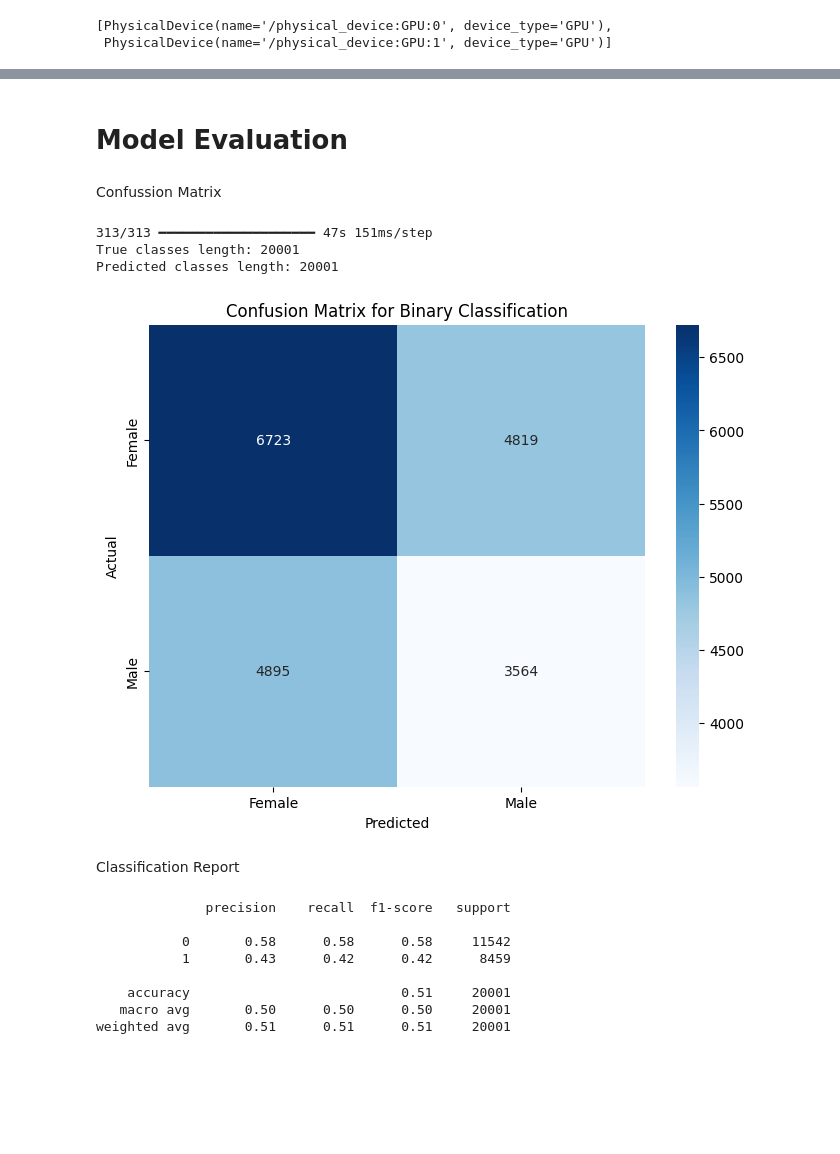
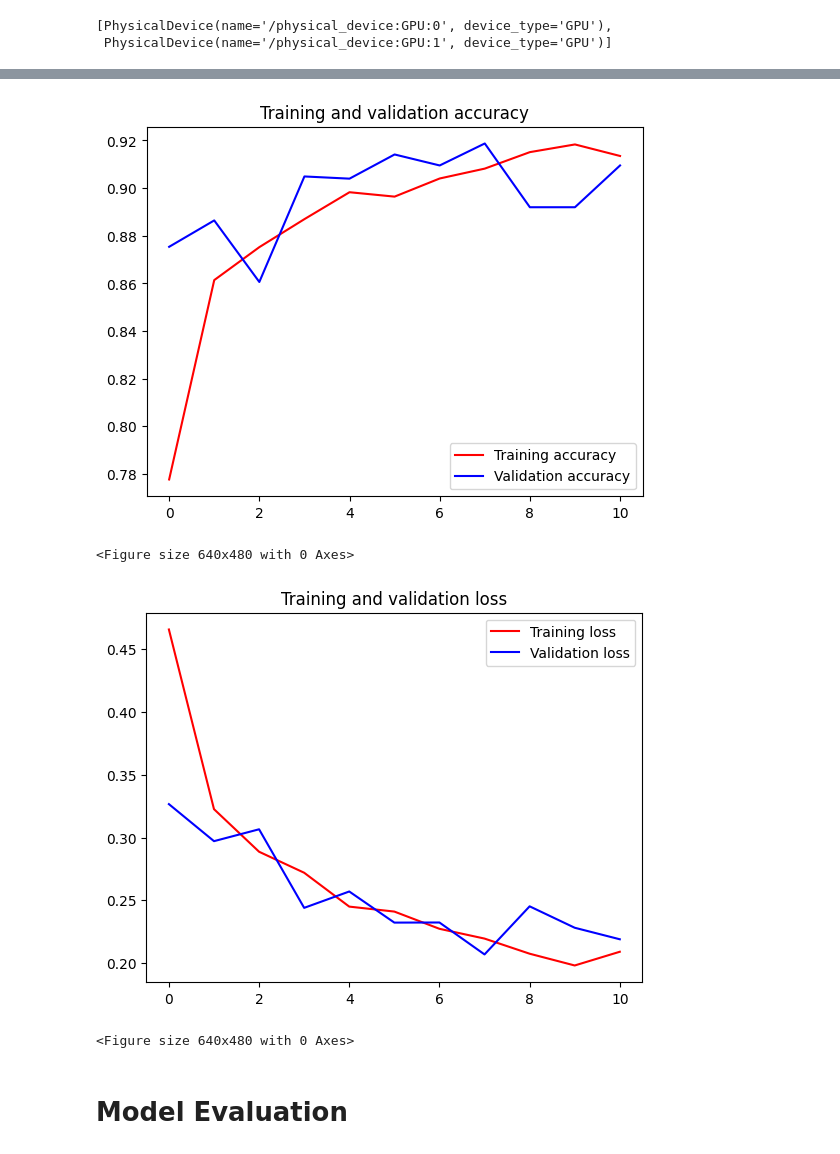
Before and after one commit to CP-Lookin/Machine-Learning, a Jupyter notebook: notebook/gender-classification.ipynb, the cells around one changed output, grey strips where cells are left out. Drawn from its saved outputs; the diff is of its cells as text; code cells hidden in the pictures; blank space fills up the shorter version.

Commit message:
feat: rebuild gender classification model with other dataset

```diff
--- a/notebook/gender-classification.ipynb
+++ b/notebook/gender-classification.ipynb
@@ -159,0 +254,23 @@ plot_image(history)
+# %%
+vgg16_model = VGG16(
+    input_shape=(224, 224, 3),
+    include_top=False,
+    weights='imagenet',
+    pooling='max'
+)
+
+for layer in vgg16_model.layers:
+    layer.trainable = False
+# %%
+x = Flatten()(vgg16_model.output)
+x = Dense(128, activation='relu')(x)
+x = Dropout(0.5)(x)
+x = Dense(1, activation='sigmoid')(x)
+
+
+tl1_model = Model(inputs=vgg16_model.input, outputs=x)
+
+tl1_model.compile(optimizer='adam',
+             loss='binary_crossentropy',
+             metrics=['accuracy'])
+tl1_model.summary()
@@ -159,0 +299,8 @@ plot_image(history)
+# %%
+history1 = tl1_model.fit(
+    train_generator,
+    validation_data=validation_generator,
+    epochs=15,
+    verbose=2,
+    callbacks=[early_stopping]
+)
@@ -160,43 +326,9 @@ plot_image(history)
+# %%
+plot_image(history1)
+# %% [output]
+[figure, added]
+<Figure size 640x480 with 0 Axes>
+[figure, added]
+<Figure size 640x480 with 0 Axes>
 # %% [markdown]
 # **Model Evaluation**
-# %% [markdown]
-Confussion Matrix
-# %%
-predicted_probabilities = model.predict(test_generator, verbose=1)
-
-predicted_classes = (predicted_probabilities >= 0.5).astype(int)
-
-true_classes = test_generator.classes
-
-print(f"True classes length: {len(true_classes)}")
-print(f"Predicted classes length: {len(predicted_classes)}")
-
-if len(true_classes) == len(predicted_classes):
-    conf_matrix = confusion_matrix(true_classes, predicted_classes)
-
-    plt.figure(figsize=(8, 6))
-    sns.heatmap(conf_matrix, annot=True, fmt='d', cmap='Blues', xticklabels=test_generator.class_indices.keys(), yticklabels=test_generator.class_indices.keys())
-    plt.xlabel('Predicted')
-    plt.ylabel('Actual')
-    plt.title('Confusion Matrix for Gender Classification')
-    plt.show()
-else:
-    print("Mismatch in the number of samples between true classes and predicted classes.")
-# %% [output]
-313/313 ━━━━━━━━━━━━━━━━━━━━ 47s 151ms/step
-True classes length: 20001
-Predicted classes length: 20001
-[figure, removed]
-# %% [markdown]
-Classification Report
-# %%
-print(classification_report(true_classes, predicted_classes))
-# %% [output]
-              precision    recall  f1-score   support
-
-           0       0.58      0.58      0.58     11542
-           1       0.43      0.42      0.42      8459
-
-    accuracy                           0.51     20001
-   macro avg       0.50      0.50      0.50     20001
-weighted avg       0.51      0.51      0.51     20001
```
Also changed, not shown: parts of 39 cells of this notebook.
